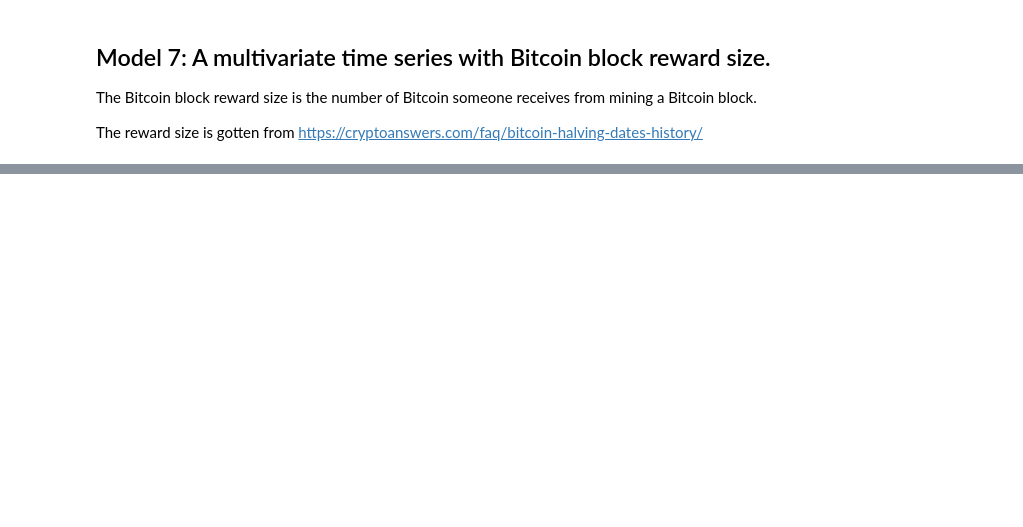
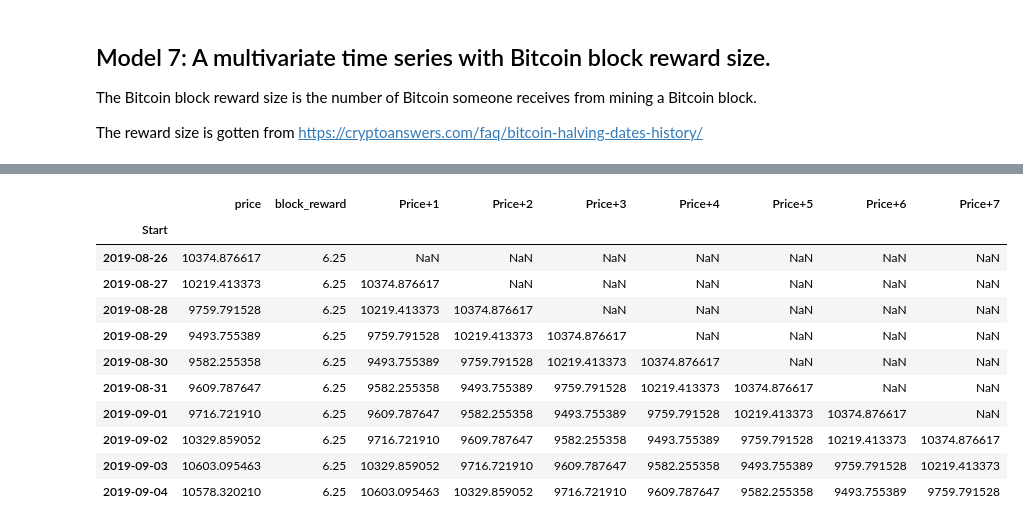
Before and after one commit to fahriyegrl/bitcoin_predict_time_series_tensorflow, a Jupyter notebook: bitcoin_prediction_time_series_forecasting_tensorflow.ipynb, the cells around one changed output, grey strips where cells are left out. Cells and saved outputs as stored; diff of their text form; code cells hidden in the pictures; blank space fills up the shorter version.

```diff
--- a/bitcoin_prediction_time_series_forecasting_tensorflow.ipynb
+++ b/bitcoin_prediction_time_series_forecasting_tensorflow.ipynb
@@ -1061,0 +1112,23 @@ block_reward_5_time = np.datetime64("2024-04-20")
+# %%
+HORIZON = 1
+WINDOW = 7
+
+bitcoin_block_windowed = bitcoin_price_copy_block.copy()
+
+for i in range(WINDOW):
+  bitcoin_block_windowed[f"Price+{i+1}"] = bitcoin_price_copy_block["price"].shift(periods=i+1)
+
+bitcoin_block_windowed.head(10)
+# %% [output]
+|  | price | block_reward | Price+1 | Price+2 | Price+3 | Price+4 | Price+5 | Price+6 | Price+7 |
+| Start |  |  |  |  |  |  |  |  |  |
+| 2019-08-26 | 10374.876617 | 6.25 | NaN | NaN | NaN | NaN | NaN | NaN | NaN |
+| 2019-08-27 | 10219.413373 | 6.25 | 10374.876617 | NaN | NaN | NaN | NaN | NaN | NaN |
+| 2019-08-28 | 9759.791528 | 6.25 | 10219.413373 | 10374.876617 | NaN | NaN | NaN | NaN | NaN |
+| 2019-08-29 | 9493.755389 | 6.25 | 9759.791528 | 10219.413373 | 10374.876617 | NaN | NaN | NaN | NaN |
+| 2019-08-30 | 9582.255358 | 6.25 | 9493.755389 | 9759.791528 | 10219.413373 | 10374.876617 | NaN | NaN | NaN |
+| 2019-08-31 | 9609.787647 | 6.25 | 9582.255358 | 9493.755389 | 9759.791528 | 10219.413373 | 10374.876617 | NaN | NaN |
+| 2019-09-01 | 9716.721910 | 6.25 | 9609.787647 | 9582.255358 | 9493.755389 | 9759.791528 | 10219.413373 | 10374.876617 | NaN |
+| 2019-09-02 | 10329.859052 | 6.25 | 9716.721910 | 9609.787647 | 9582.255358 | 9493.755389 | 9759.791528 | 10219.413373 | 10374.876617 |
+| 2019-09-03 | 10603.095463 | 6.25 | 10329.859052 | 9716.721910 | 9609.787647 | 9582.255358 | 9493.755389 | 9759.791528 | 10219.413373 |
+| 2019-09-04 | 10578.320210 | 6.25 | 10603.095463 | 10329.859052 | 9716.721910 | 9609.787647 | 9582.255358 | 9493.755389 | 9759.791528 |
```
Also changed, not shown: parts of 84 cells of this notebook.
